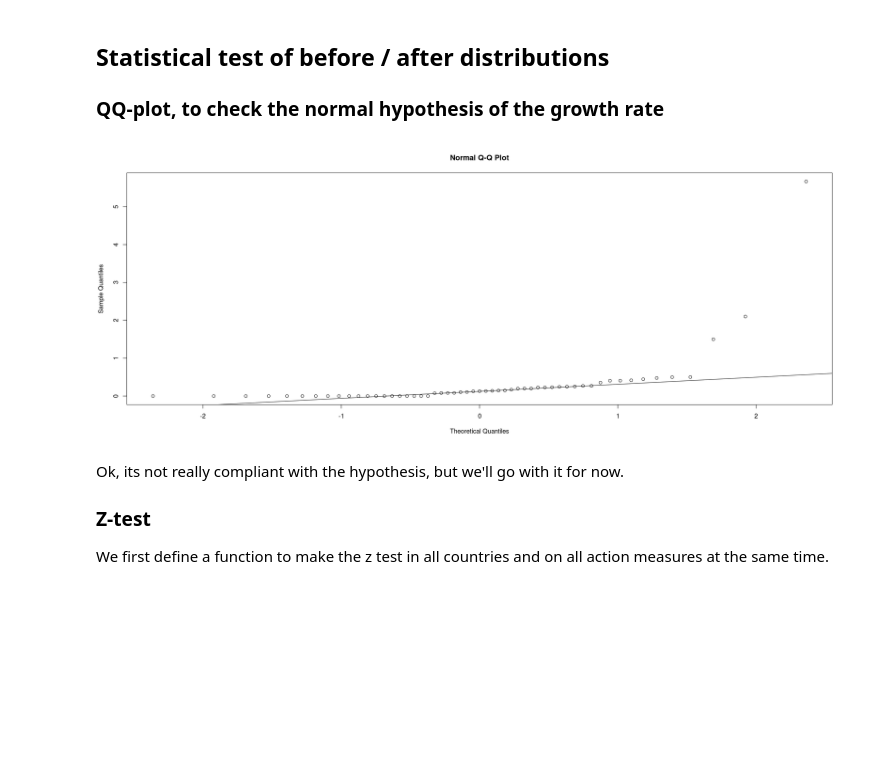
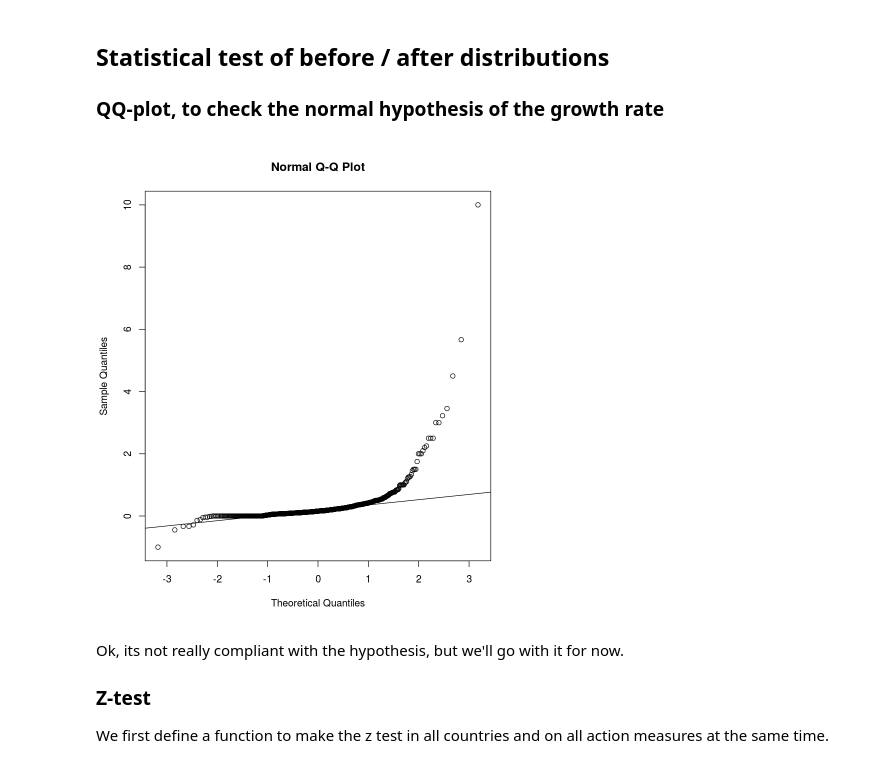
Before and after one commit to TheoVerhelst/ulb-mlg-time-series-impact, a Jupyter notebook: CausalAnalysis.ipynb, the cells around one changed output. Cells and saved outputs as stored; diff of their text form; code cells hidden in the pictures; blank space fills up the shorter version.

```diff
--- a/CausalAnalysis.ipynb
+++ b/CausalAnalysis.ipynb
@@ -81,11 +104,11 @@ ggplot(to_plot.df, aes(x = BeforeAction, color = BeforeAction, y = ConfirmedGrow
 ## Statistical test of before / after distributions
 ### QQ-plot, to check the normal hypothesis of the growth rate
 # %%
-data <- counts.df[counts.df$Country.Region == country,]
+data <- counts.df[counts.df$Country.Region == "Italy",]
 qqnorm(data$ConfirmedGrowthRate[is.finite(data$ConfirmedGrowthRate)])
 qqline(data$ConfirmedGrowthRate[is.finite(data$ConfirmedGrowthRate)])
 # %% [output]
-[figure, old version]
+[figure, new version]
 # %% [markdown]
 Ok, its not really compliant with the hypothesis, but we'll go with it for now.
 ### Z-test
```
Also changed, not shown: parts of 8 cells of this notebook, 1 other file.
